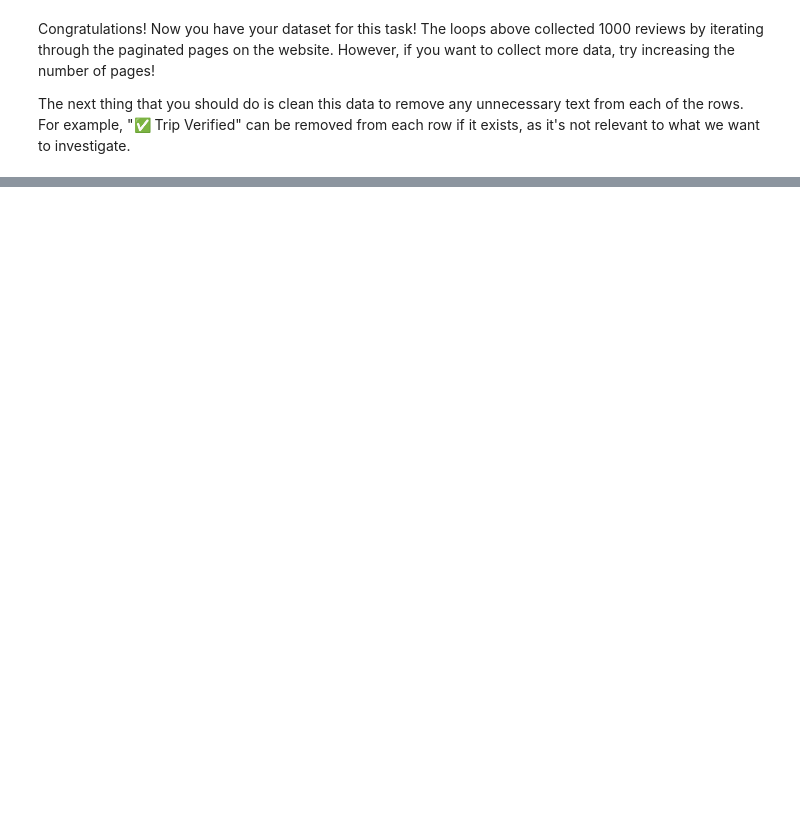
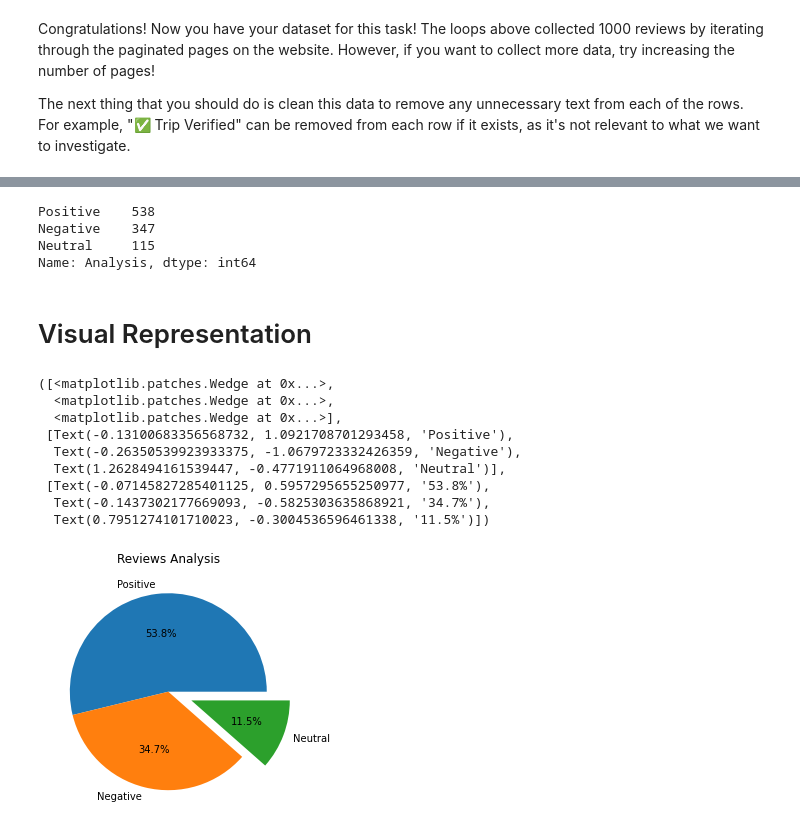
Before and after one commit to Fady-Emeel/British-Airways-virtual-internship, a Jupyter notebook: British_Airways_Task1.ipynb, the cells around one changed output, grey strips where cells are left out. Saved outputs shown, nothing was run; the diff lists cells and outputs as text; code cells hidden in the pictures; blank space fills up the shorter version.

```diff
--- a/British_Airways_Task1.ipynb
+++ b/British_Airways_Task1.ipynb
@@ -134,0 +138,12 @@ sentiment_analysis_df.to_csv("sentiment_content.csv", index=False)
+# %%
+import re
+
+# Define a function to clean the text
+def clean(text):
+# Removes all special characters and numericals leaving the alphabets
+    text = re.sub('[^A-Za-z]+', ' ', str(text))
+    return text
+
+# Cleaning the text in the review column
+df['Cleaned Reviews'] = df['reviews'].apply(clean)
+df.head()
@@ -134,0 +297,22 @@ sentiment_analysis_df.to_csv("sentiment_content.csv", index=False)
+# %%
+from vaderSentiment.vaderSentiment import SentimentIntensityAnalyzer
+analyzer = SentimentIntensityAnalyzer()
+
+
+# function to calculate vader sentiment
+def vadersentimentanalysis(review):
+    vs = analyzer.polarity_scores(review)
+    return vs['compound']
+
+df['Sentiment'] = df['Lemma'].apply(vadersentimentanalysis)
+
+# function to analyse
+def vader_analysis(compound):
+    if compound >= 0.5:
+        return 'Positive'
+    elif compound < 0 :
+        return 'Negative'
+    else:
+        return 'Neutral'
+df['Analysis'] = df['Sentiment'].apply(vader_analysis)
+df.head()
@@ -134,0 +326,29 @@ sentiment_analysis_df.to_csv("sentiment_content.csv", index=False)
+# %%
+vader_counts = df['Analysis'].value_counts()
+vader_counts
+# %% [output]
+Positive    538
+Negative    347
+Neutral     115
+Name: Analysis, dtype: int64
+# %% [markdown]
+# Visual Representation
+# %%
+import matplotlib.pyplot as plt
+%matplotlib inline
+plt.figure(figsize=(15,7))
+
+plt.subplot(1,3,2)
+plt.title("Reviews Analysis")
+plt.pie(vader_counts.values, labels = vader_counts.index, explode = (0, 0, 0.25), autopct='%1.1f%%', shadow=False)
+# %% [output]
+([<matplotlib.patches.Wedge at 0x...>,
+  <matplotlib.patches.Wedge at 0x...>,
+  <matplotlib.patches.Wedge at 0x...>],
+ [Text(-0.13100683356568732, 1.0921708701293458, 'Positive'),
+  Text(-0.26350539923933375, -1.0679723332426359, 'Negative'),
+  Text(1.2628494161539447, -0.4771911064968008, 'Neutral')],
+ [Text(-0.07145827285401125, 0.5957295655250977, '53.8%'),
+  Text(-0.1437302177669093, -0.5825303635868921, '34.7%'),
+  Text(0.7951274101710023, -0.3004536596461338, '11.5%')])
+[figure, added]
```
Also changed, not shown: parts of 27 cells of this notebook.
